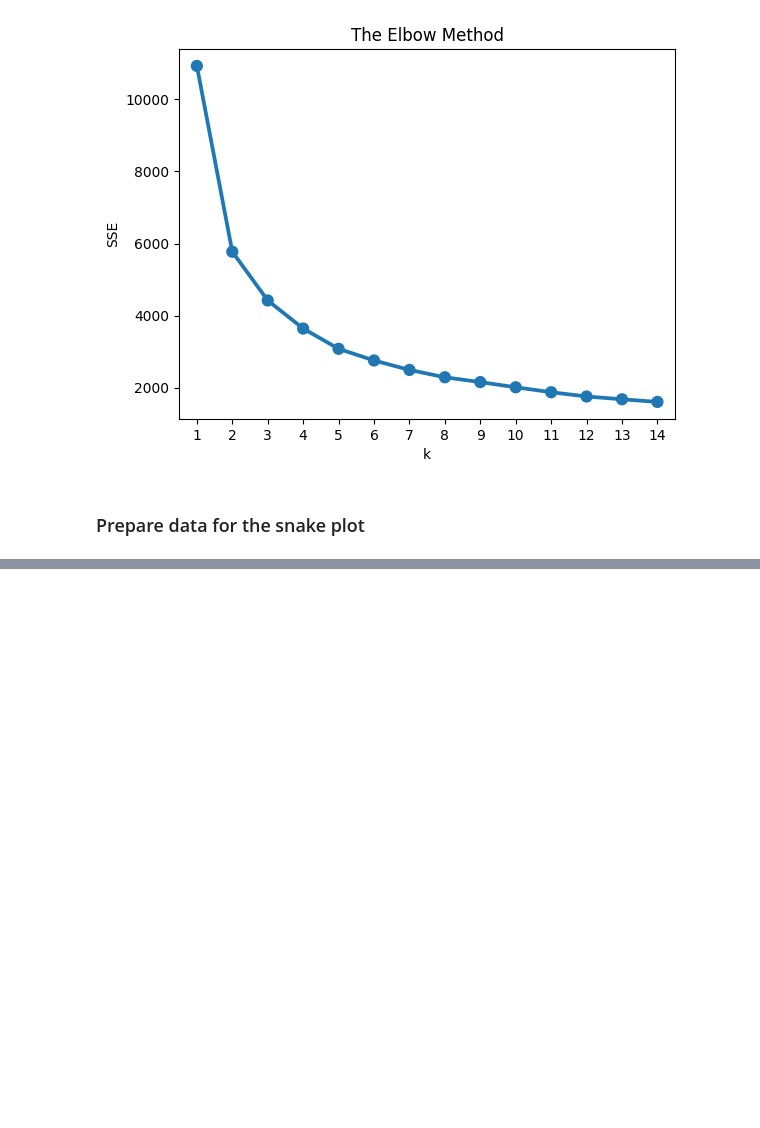
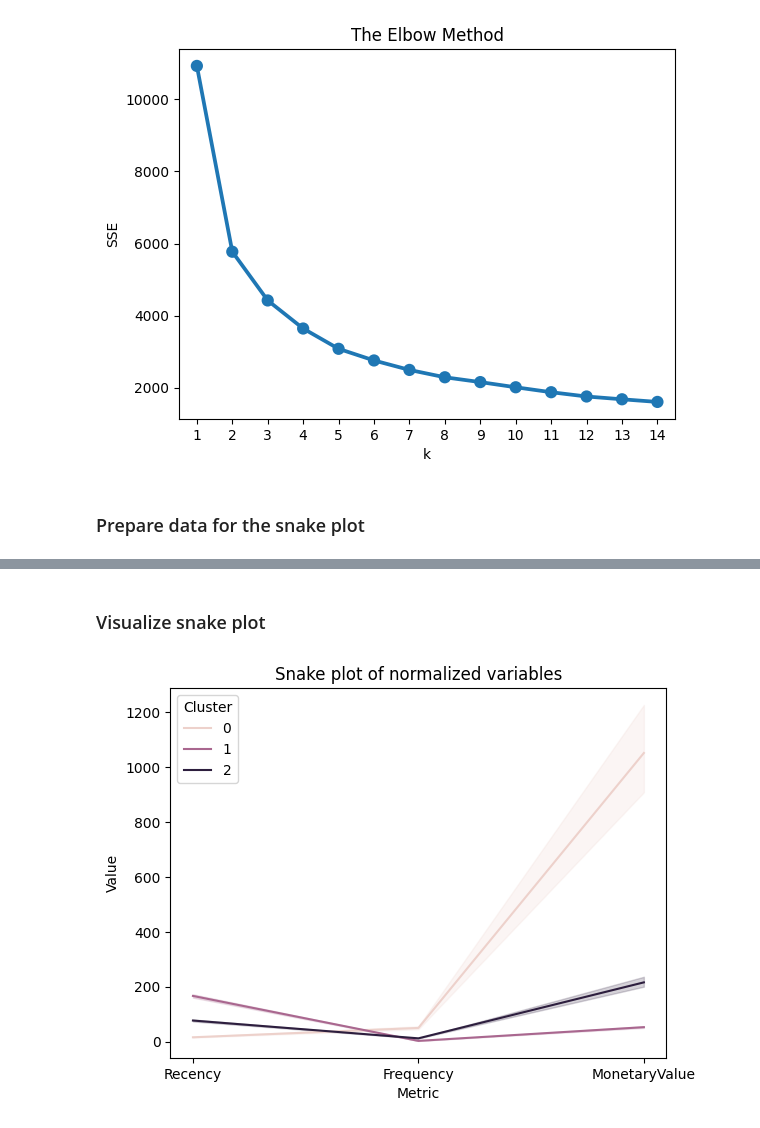
Before and after one commit to ozlerhakan/datacamp, a Jupyter notebook: Customer Segmentation in Python/chapter4.ipynb, the cells around one changed output, grey strips where cells are left out. Saved outputs shown, nothing was run; the diff lists cells and outputs as text; code cells hidden in the pictures; blank space fills up the shorter version.

Commit message:
plot snake diagram

```diff
--- a/Customer Segmentation in Python/chapter4.ipynb
+++ b/Customer Segmentation in Python/chapter4.ipynb
@@ -129,0 +130,17 @@ datamart_melt.sample(10)
+# %% [markdown]
+### Visualize snake plot
+# %%
+
+plt.title('Snake plot of normalized variables')
+
+
+plt.xlabel('Metric')
+
+
+plt.ylabel('Value')
+
+
+sns.lineplot(data=datamart_melt, x='Metric', y='Value', hue='Cluster')
+plt.show()
+# %% [output]
+[figure, added]
```
Also changed, not shown: parts of 1 cell of this notebook.
